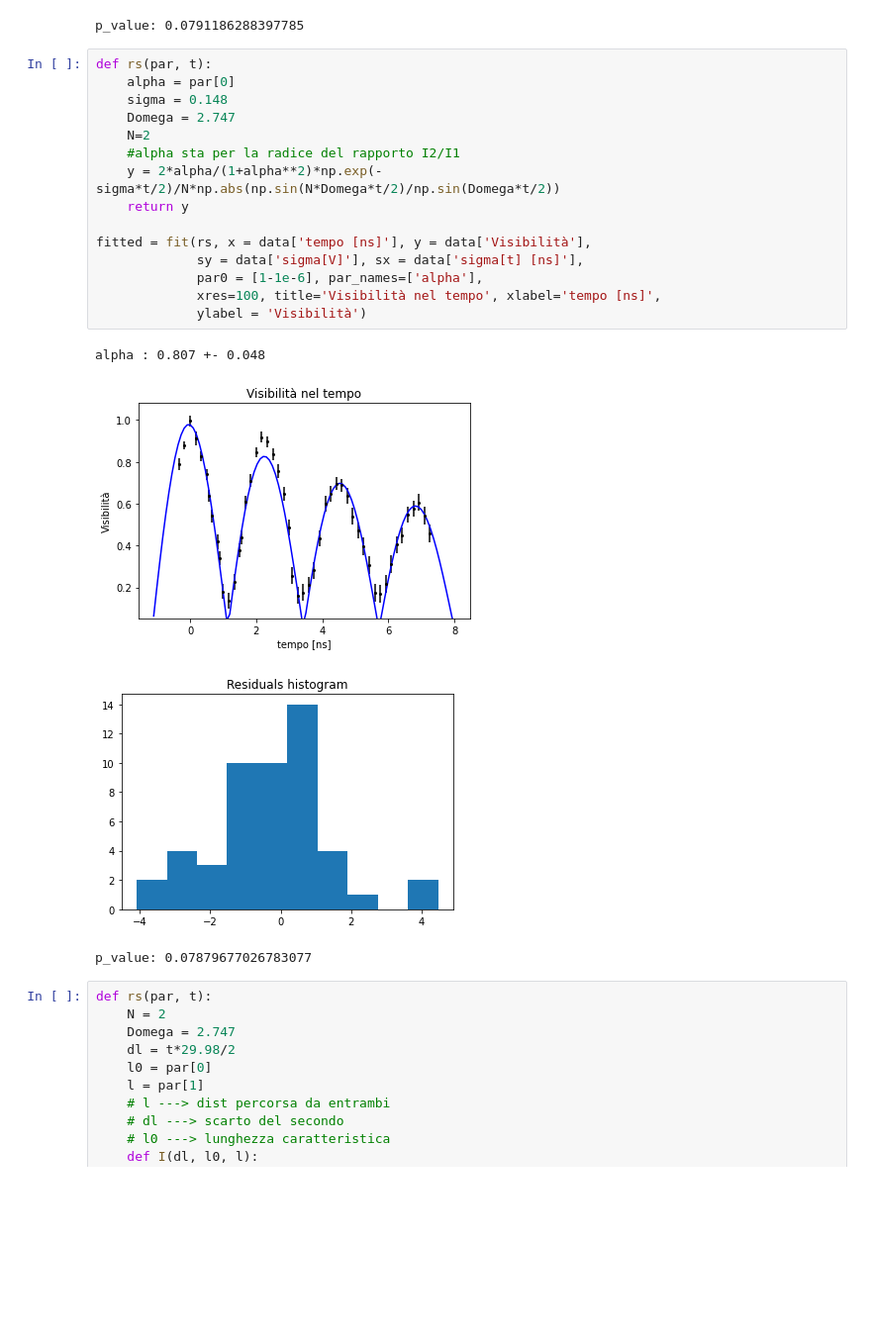
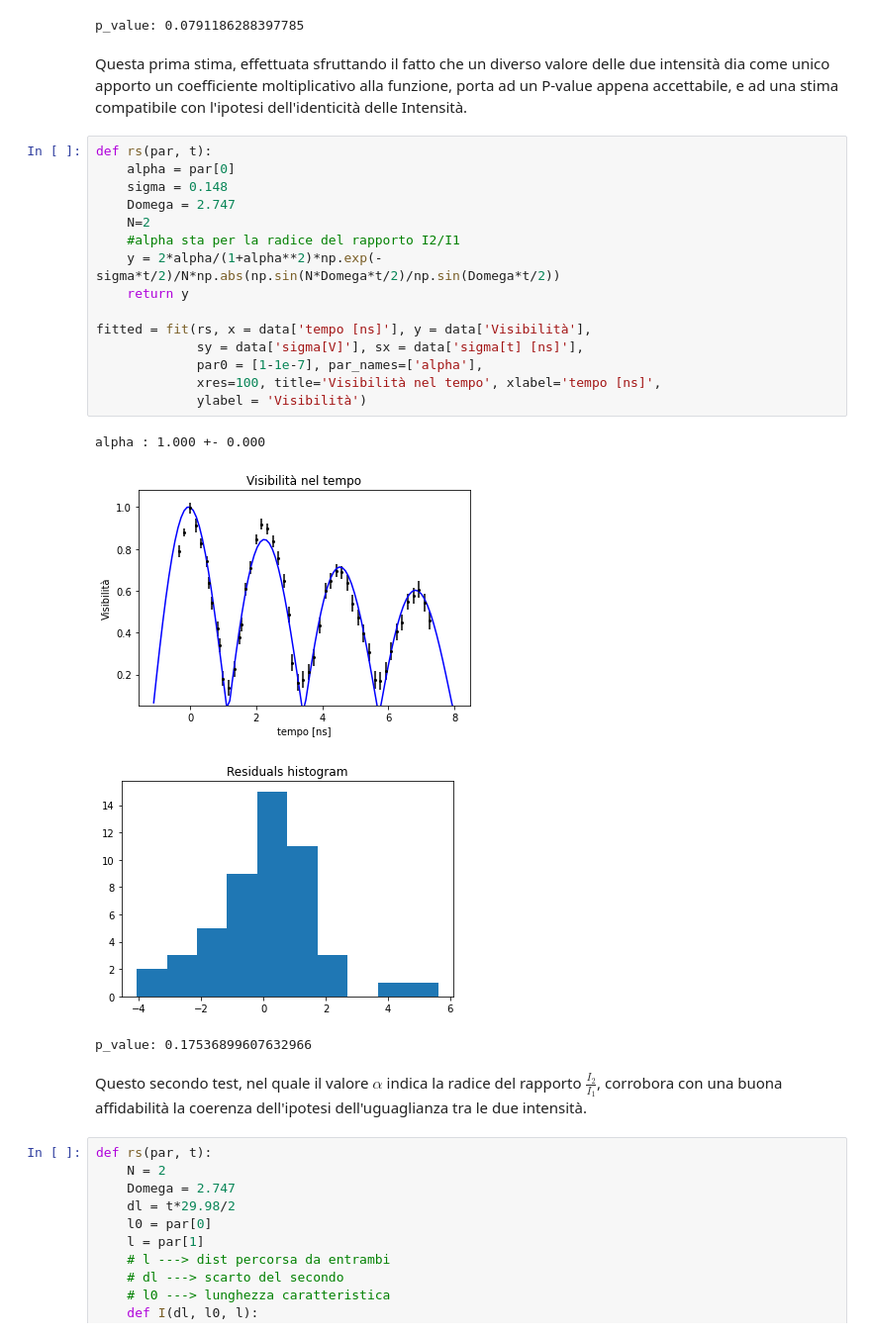
Before and after one commit to Unoaccaso/lab_projects, a Jupyter notebook: interferometro_michelson.ipynb, the cells around one changed output. Shown: that part at 99% size. Drawn from its saved outputs; the diff is of its cells as text; blank space fills up the shorter version.

```diff
--- a/interferometro_michelson.ipynb
+++ b/interferometro_michelson.ipynb
@@ -233,26 +238,30 @@ alpha : 0.978 +- 0.012
 [figure]
 [figure]
 p_value: 0.0791186288397785
+# %% [markdown]
+Questa prima stima, effettuata sfruttando il fatto che un diverso valore delle due intensità dia come unico apporto un coefficiente moltiplicativo alla funzione, porta ad un P-value appena accettabile, e ad una stima compatibile con l'ipotesi dell'identicità delle Intensità.
 # %%
 def rs(par, t):
     alpha = par[0]
     sigma = 0.148
     Domega = 2.747
     N=2
     #alpha sta per la radice del rapporto I2/I1
     y = 2*alpha/(1+alpha**2)*np.exp(-sigma*t/2)/N*np.abs(np.sin(N*Domega*t/2)/np.sin(Domega*t/2))
     return y
 
 fitted = fit(rs, x = data['tempo [ns]'], y = data['Visibilità'],
              sy = data['sigma[V]'], sx = data['sigma[t] [ns]'],
-             par0 = [1-1e-6], par_names=['alpha'],
+             par0 = [1-1e-7], par_names=['alpha'],
              xres=100, title='Visibilità nel tempo', xlabel='tempo [ns]',
              ylabel = 'Visibilità')
 # %% [output]
-alpha : 0.807 +- 0.048
+alpha : 1.000 +- 0.000
-[figure, old version]
+[figure, new version]
-[figure, old version]
+[figure, new version]
-p_value: 0.07879677026783077
+p_value: 0.17536899607632966
+# %% [markdown]
+Questo secondo test, nel quale il valore $\alpha$ indica la radice del rapporto $\frac{I_2}{I_1}$, corrobora con una buona affidabilità la coerenza dell'ipotesi dell'uguaglianza tra le due intensità.
 # %%
 def rs(par, t):
     N = 2
```
Also changed, not shown: parts of 7 cells of this notebook.
